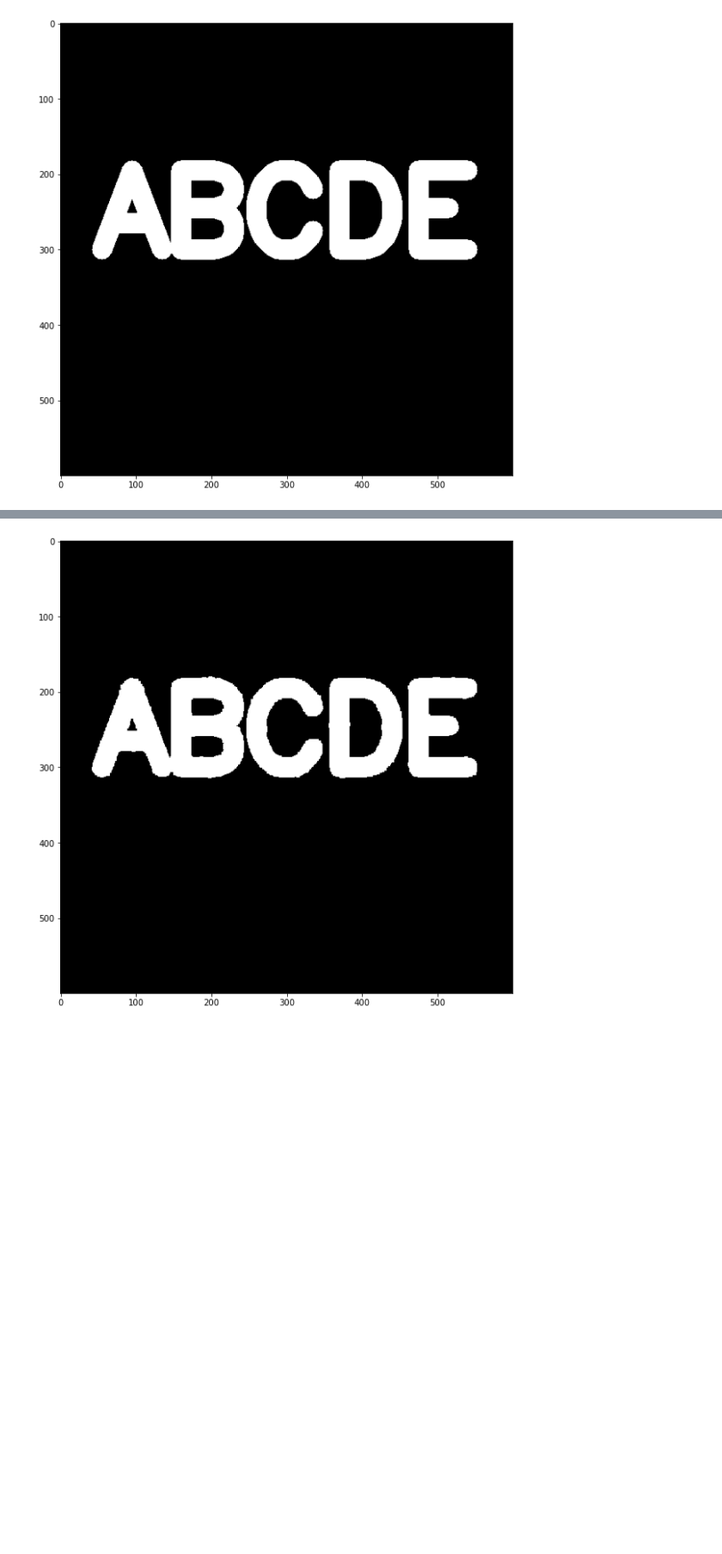
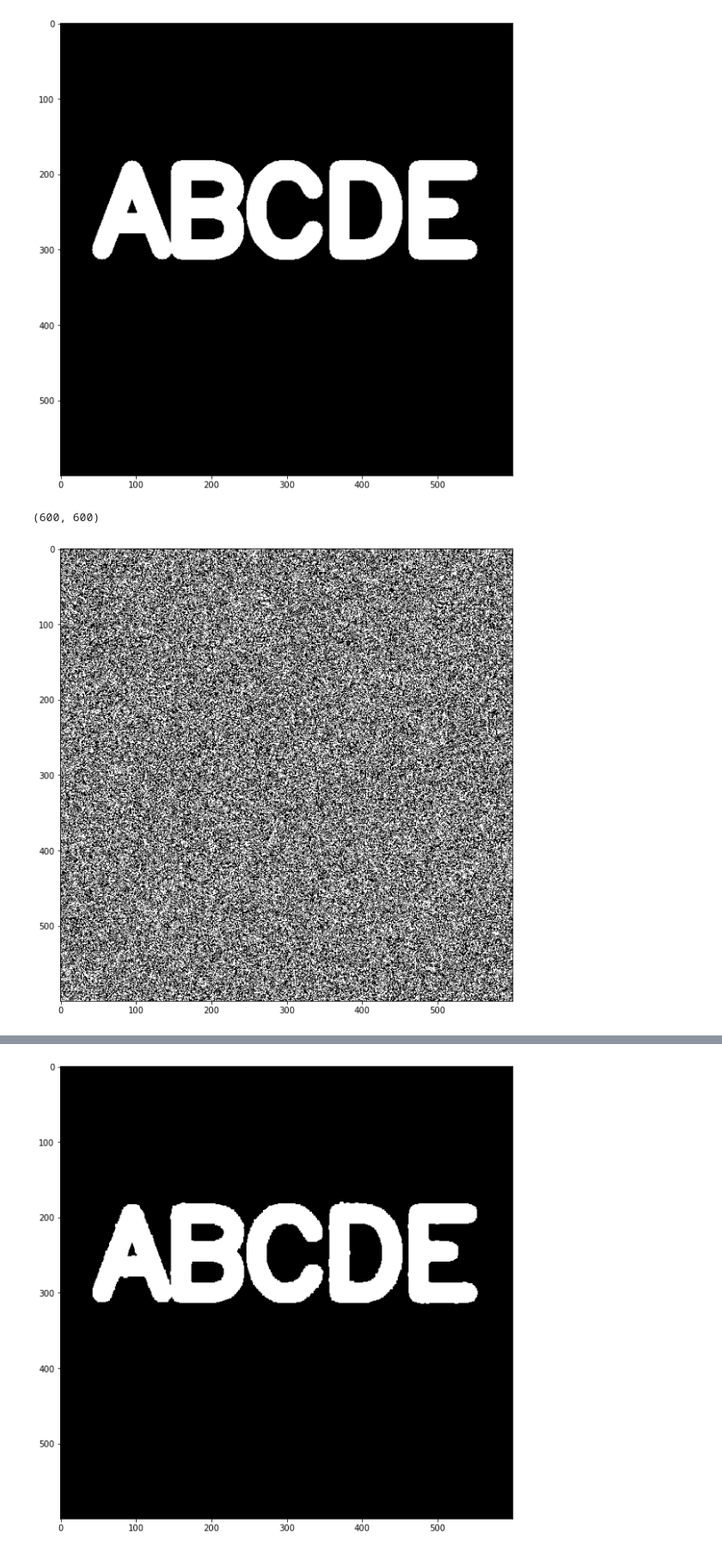
Before and after one commit to ASMohamedFaheemAnver/AIStudy, a Jupyter notebook: imge-processing/morphological_operators.ipynb, the cells around one changed output, grey strips where cells are left out. Shown at 86% size. Drawn from its saved outputs; the diff is of its cells as text; code cells hidden in the pictures; blank space fills up the shorter version.

```diff
--- a/imge-processing/morphological_operators.ipynb
+++ b/imge-processing/morphological_operators.ipynb
@@ -54,2 +52,10 @@ white_noise = white_noise * 255
+# %%
+white_noise = white_noise * 255
+display_img(white_noise)
+# np.shape(white_noise)
+np.shape(img)
+# %% [output]
+(600, 600)
+[figure, added]
 # %%
 noise_img = white_noise + img
```
Also changed, not shown: parts of 8 cells of this notebook, 2 other files.
